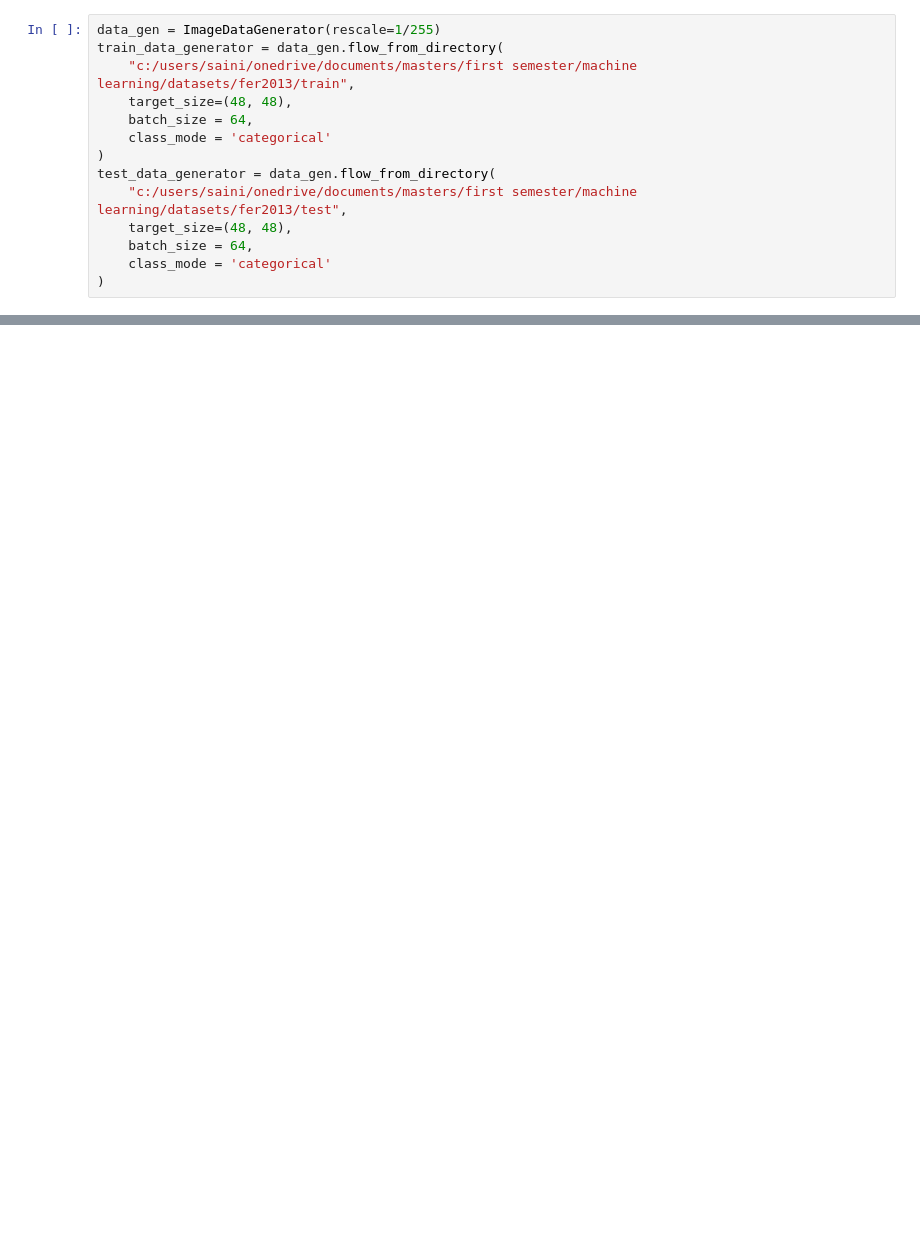
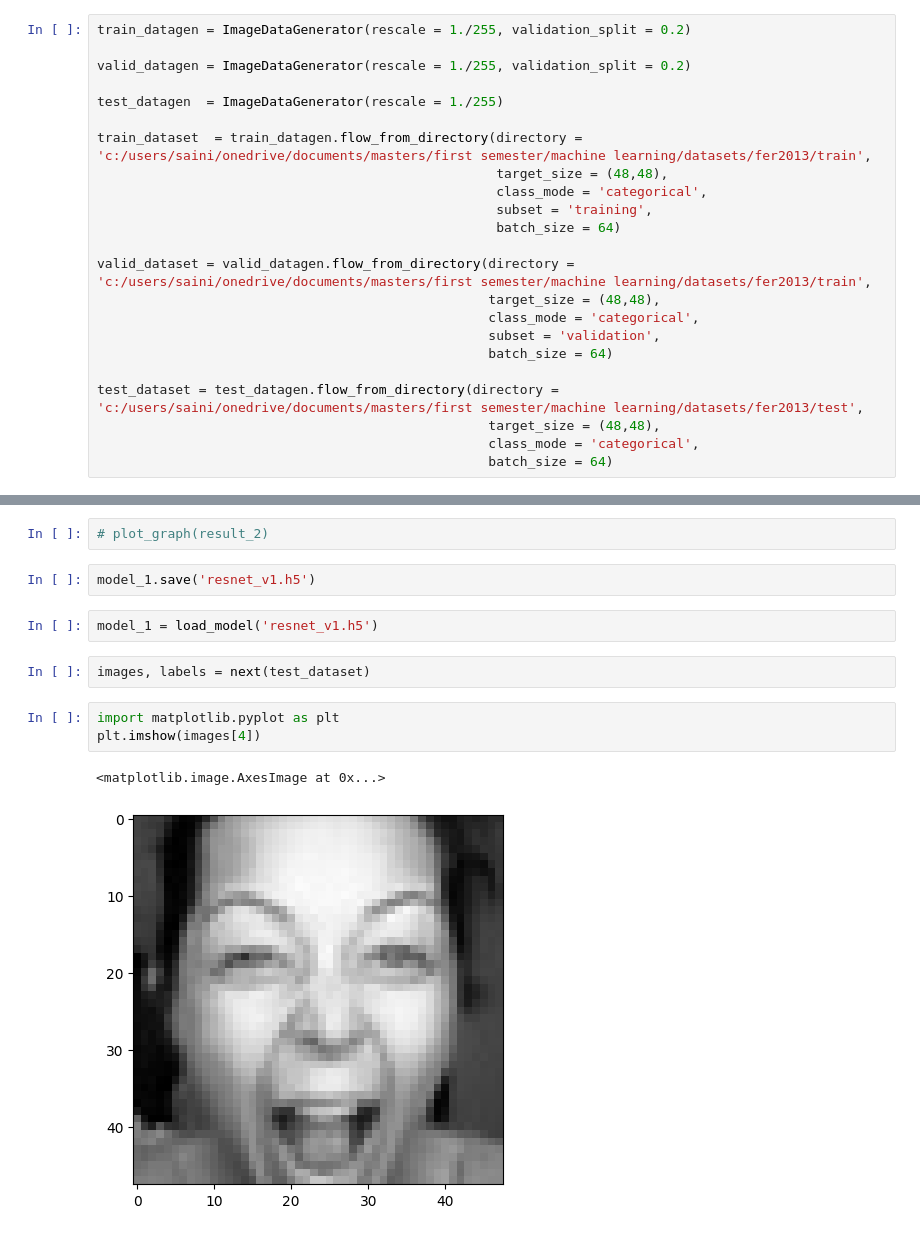
Before and after one commit to marreddysainikhilreddy/emotion-classification, a Jupyter notebook: resnet50_2_fer2013.ipynb, the cells around one changed output, grey strips where cells are left out. Drawn from its saved outputs; the diff is of its cells as text; blank space fills up the shorter version.

```diff
--- a/resnet50_2_fer2013.ipynb
+++ b/resnet50_2_fer2013.ipynb
@@ -10,15 +97,24 @@ from tensorflow.keras.metrics import Precision, Recall, AUC
 # %%
-data_gen = ImageDataGenerator(rescale=1/255)
-train_data_generator = data_gen.flow_from_directory(
-    "c:/users/saini/onedrive/documents/masters/first semester/machine learning/datasets/fer2013/train",
-    target_size=(48, 48),
-    batch_size = 64,
-    class_mode = 'categorical'
-)
-test_data_generator = data_gen.flow_from_directory(
-    "c:/users/saini/onedrive/documents/masters/first semester/machine learning/datasets/fer2013/test",
-    target_size=(48, 48),
-    batch_size = 64,
-    class_mode = 'categorical'
-)
+train_datagen = ImageDataGenerator(rescale = 1./255, validation_split = 0.2)
+
+valid_datagen = ImageDataGenerator(rescale = 1./255, validation_split = 0.2)
+
+test_datagen  = ImageDataGenerator(rescale = 1./255)
+
+train_dataset  = train_datagen.flow_from_directory(directory = 'c:/users/saini/onedrive/documents/masters/first semester/machine learning/datasets/fer2013/train',
+                                                   target_size = (48,48),
+                                                   class_mode = 'categorical',
+                                                   subset = 'training',
+                                                   batch_size = 64)
+
+valid_dataset = valid_datagen.flow_from_directory(directory = 'c:/users/saini/onedrive/documents/masters/first semester/machine learning/datasets/fer2013/train',
+                                                  target_size = (48,48),
+                                                  class_mode = 'categorical',
+                                                  subset = 'validation',
+                                                  batch_size = 64)
+
+test_dataset = test_datagen.flow_from_directory(directory = 'c:/users/saini/onedrive/documents/masters/first semester/machine learning/datasets/fer2013/test',
+                                                  target_size = (48,48),
+                                                  class_mode = 'categorical',
+                                                  batch_size = 64)
 # %% [output]
@@ -100,0 +183,14 @@ plot_graph(result)
+# %%
+# plot_graph(result_2)
+# %%
+model_1.save('resnet_v1.h5')
+# %%
+model_1 = load_model('resnet_v1.h5')
+# %%
+images, labels = next(test_dataset)
+# %%
+import matplotlib.pyplot as plt
+plt.imshow(images[4])
+# %% [output]
+<matplotlib.image.AxesImage at 0x...>
+[figure, added]
```
Also changed, not shown: parts of 34 cells of this notebook.
